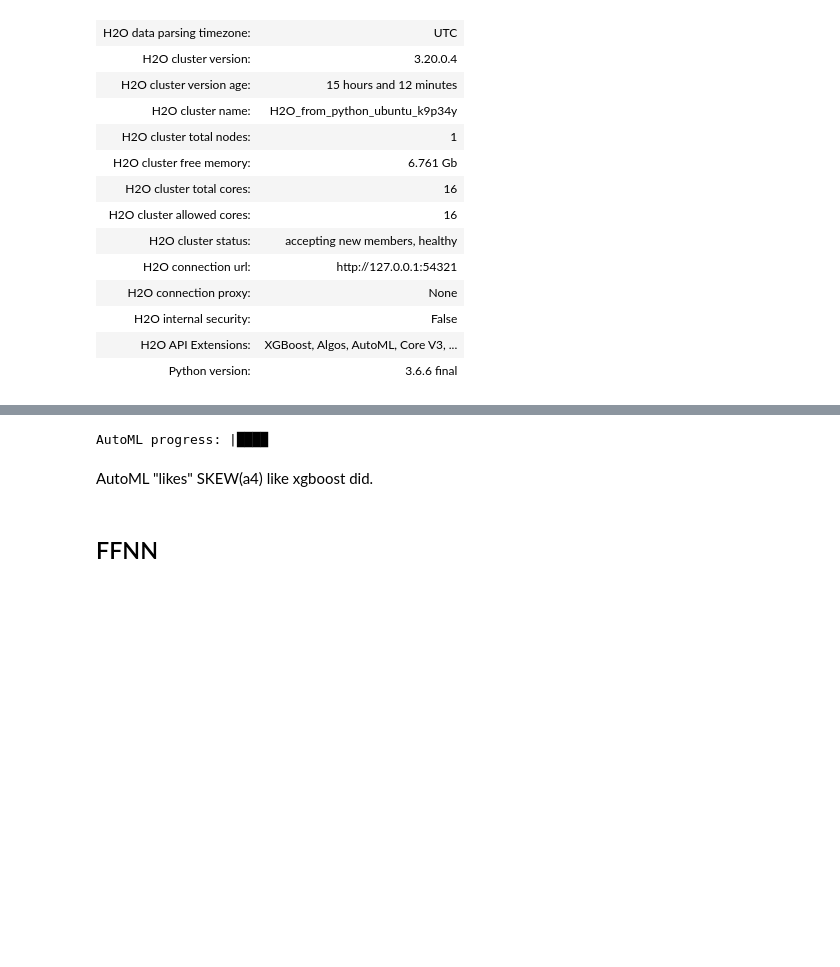
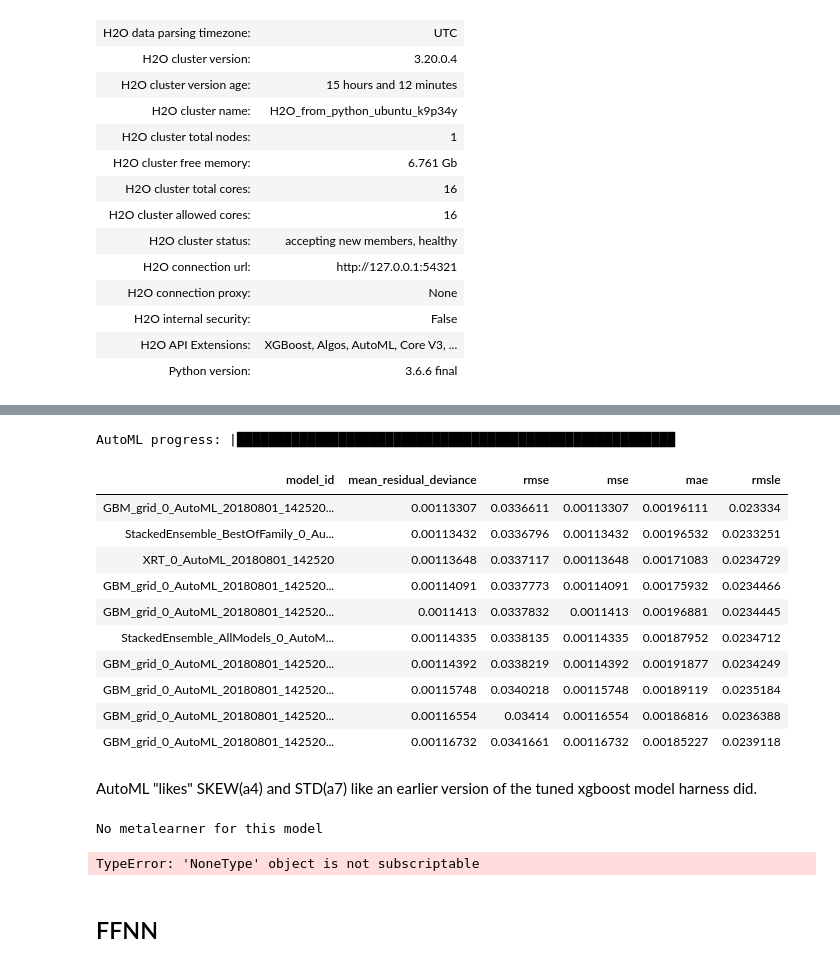
Before and after one commit to kcavagnolo/faults, a Jupyter notebook: faults_dfs.ipynb, the cells around one changed output, grey strips where cells are left out. Drawn from its saved outputs; the diff is of its cells as text; code cells hidden in the pictures; blank space fills up the shorter version.

```diff
--- a/faults_dfs.ipynb
+++ b/faults_dfs.ipynb
@@ -1402,12 +1351,22 @@ y = predicting
+# %%
+# isolate predictors and predicting
+x = train[predictors].columns
+y = predicting
+
+# make sure we have factors
+train[y] = train[y].asfactor()
+valid[y] = valid[y].asfactor()
+test[y] = test[y].asfactor()
 # %%
-# Run AutoML
+# build a model
 aml = H2OAutoML(max_runtime_secs=3600, balance_classes=True)
 aml.train(x=x,
           y=y,
           training_frame=train,
           validation_frame=valid,
-          leaderboard_frame=test)#,
+          leaderboard_frame=test,
+          nfolds=10)#,
           #class_sampling_factors=
           #max_after_balance_size=)
 # %% [output]
-AutoML progress: |████
+AutoML progress: |████████████████████████████████████████████████████████
@@ -1419 +1376,17 @@ lb
+# %%
+# who is in lead?
+lb = aml.leaderboard
+lb.head()
+# %% [output]
+| model_id | mean_residual_deviance | rmse | mse | mae | rmsle |
+| GBM_grid_0_AutoML_20180801_142520... | 0.00113307 | 0.0336611 | 0.00113307 | 0.00196111 | 0.023334 |
+| StackedEnsemble_BestOfFamily_0_Au... | 0.00113432 | 0.0336796 | 0.00113432 | 0.00196532 | 0.0233251 |
+| XRT_0_AutoML_20180801_142520 | 0.00113648 | 0.0337117 | 0.00113648 | 0.00171083 | 0.0234729 |
+| GBM_grid_0_AutoML_20180801_142520... | 0.00114091 | 0.0337773 | 0.00114091 | 0.00175932 | 0.0234466 |
+| GBM_grid_0_AutoML_20180801_142520... | 0.0011413 | 0.0337832 | 0.0011413 | 0.00196881 | 0.0234445 |
+| StackedEnsemble_AllModels_0_AutoM... | 0.00114335 | 0.0338135 | 0.00114335 | 0.00187952 | 0.0234712 |
+| GBM_grid_0_AutoML_20180801_142520... | 0.00114392 | 0.0338219 | 0.00114392 | 0.00191877 | 0.0234249 |
+| GBM_grid_0_AutoML_20180801_142520... | 0.00115748 | 0.0340218 | 0.00115748 | 0.00189119 | 0.0235184 |
+| GBM_grid_0_AutoML_20180801_142520... | 0.00116554 | 0.03414 | 0.00116554 | 0.00186816 | 0.0236388 |
+| GBM_grid_0_AutoML_20180801_142520... | 0.00116732 | 0.0341661 | 0.00116732 | 0.00185227 | 0.0239118 |
 # %%
@@ -1421,3 +1394,9 @@ lb
 aml.leader
 # %% [markdown]
-AutoML "likes" SKEW(a4) like xgboost did.
+AutoML "likes" SKEW(a4) and STD(a7) like an earlier version of the tuned xgboost model harness did.
+# %%
+# stacked ensemble model
+metalearner = h2o.get_model([mid for mid in model_ids if "StackedEnsemble_AllModels" in mid][0])
+# %% [output]
+No metalearner for this model
+TypeError: 'NoneType' object is not subscriptable
```
Also changed, not shown: parts of 23 cells of this notebook, 1 other file.
